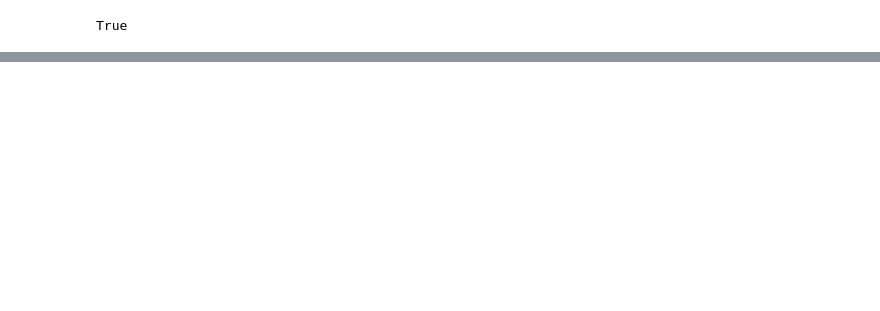
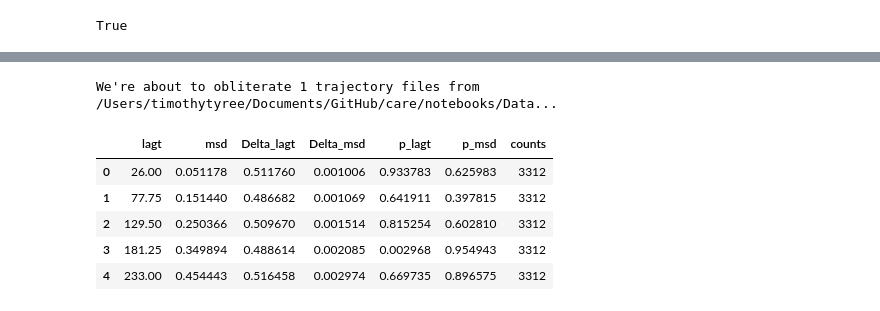
Before and after one commit to timtyree/care, a Jupyter notebook: notebooks/dev msd.ipynb, the cells around one changed output, grey strips where cells are left out. Cells and saved outputs as stored; diff of their text form; code cells hidden in the pictures; blank space fills up the shorter version.

```diff
--- a/notebooks/dev msd.ipynb
+++ b/notebooks/dev msd.ipynb
@@ -1029,4 +1044,0 @@ plt.show()
-# %%
-emsd_fn=search_for_file()
-df=pd.read_csv(emsd_fn)
-df.head()
@@ -1342,0 +1384,17 @@ beep(3)
+# %%
+width=10
+ds   =5  #cm
+pid_col='pid_explicit'
+t_col='t'
+
+kwargs={
+    'DT':DT,
+    'ds':ds,
+    'width':width,
+    'minimum_lifetime':minimum_lifetime,
+    'crop_start_by':crop_start_by,
+    'crop_end_by':crop_end_by,
+    'pid_col':pid_col,
+    't_col':t_col,
+    'max_lagtime':None
+}
@@ -1342,0 +1410,26 @@ beep(3)
+# %%
+trial_folder_name=os.path.dirname(os.path.dirname(input_fn))
+# input_fn_lst=get_log_files(trial_folder_name, extension='/Log/', trgt='.csv')
+input_fn_lst=get_log_files(trial_folder_name, extension='', trgt='.csv')
+print(f"We're about to obliterate {len(input_fn_lst)} trajectory files from {trial_folder_name}...")
+# %% [output]
+We're about to obliterate 1 trajectory files from /Users/timothytyree/Documents/GitHub/care/notebooks/Data...
+# %%
+#extract values
+df_out=compute_each_mean_squared_displacement(input_fn,**kwargs)
+df_in=df_out
+lagt_values=df_in['lagt'].values
+msd_values=df_in['msd'].values
+# %%
+#bin and bootstrap results
+bins='auto'#50#
+dict_out=bin_and_bootstrap_xy_values(x=lagt_values,y=msd_values,xlabel='lagt',ylabel=r'msd',bins=bins,min_numobs=None,num_bootstrap_samples=1000)
+df_emsd=pd.DataFrame(dict_out)
+df_emsd.head()
+# %% [output]
+|  | lagt | msd | Delta_lagt | Delta_msd | p_lagt | p_msd | counts |
+| 0 | 26.00 | 0.051178 | 0.511760 | 0.001006 | 0.933783 | 0.625983 | 3312 |
+| 1 | 77.75 | 0.151440 | 0.486682 | 0.001069 | 0.641911 | 0.397815 | 3312 |
+| 2 | 129.50 | 0.250366 | 0.509670 | 0.001514 | 0.815254 | 0.602810 | 3312 |
+| 3 | 181.25 | 0.349894 | 0.488614 | 0.002085 | 0.002968 | 0.954943 | 3312 |
+| 4 | 233.00 | 0.454443 | 0.516458 | 0.002974 | 0.669735 | 0.896575 | 3312 |
```
Also changed, not shown: parts of 38 cells of this notebook, 9 other files.
